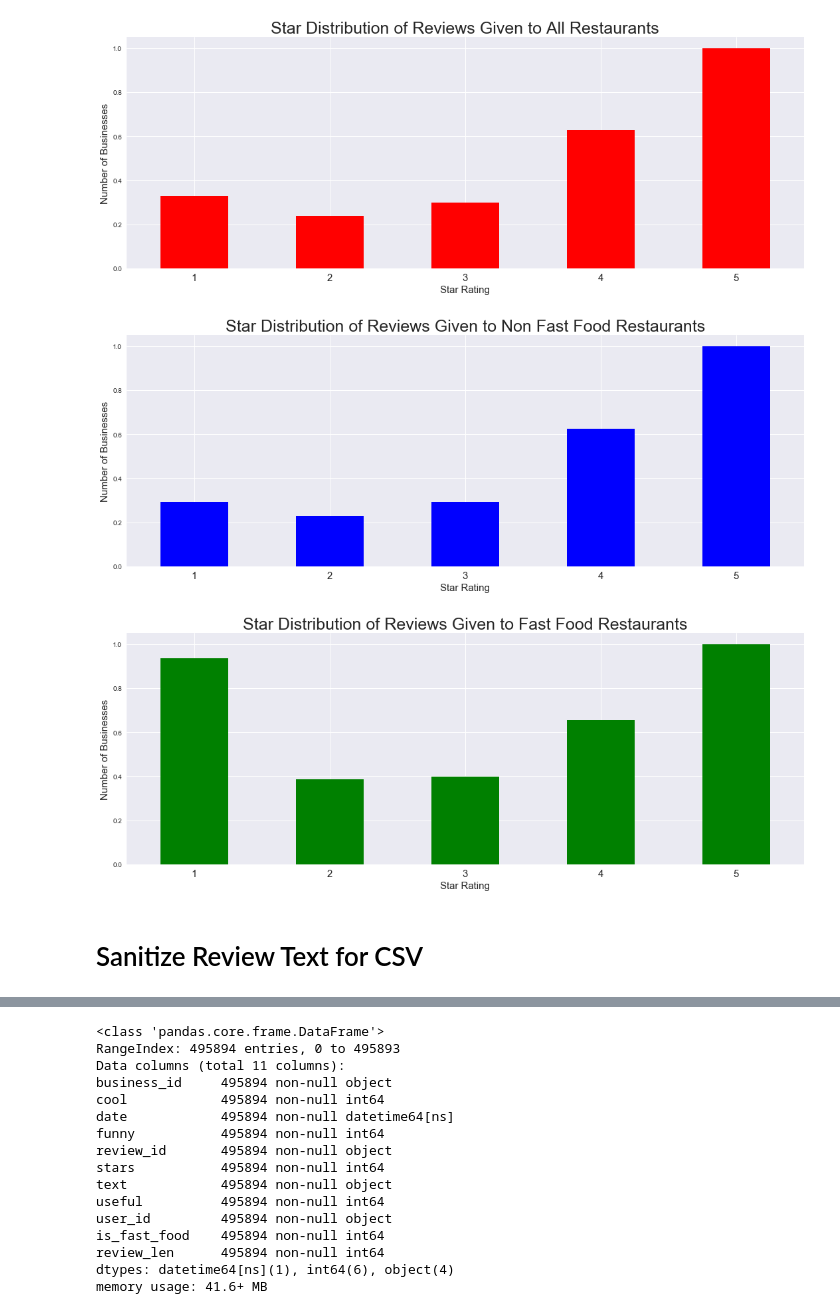
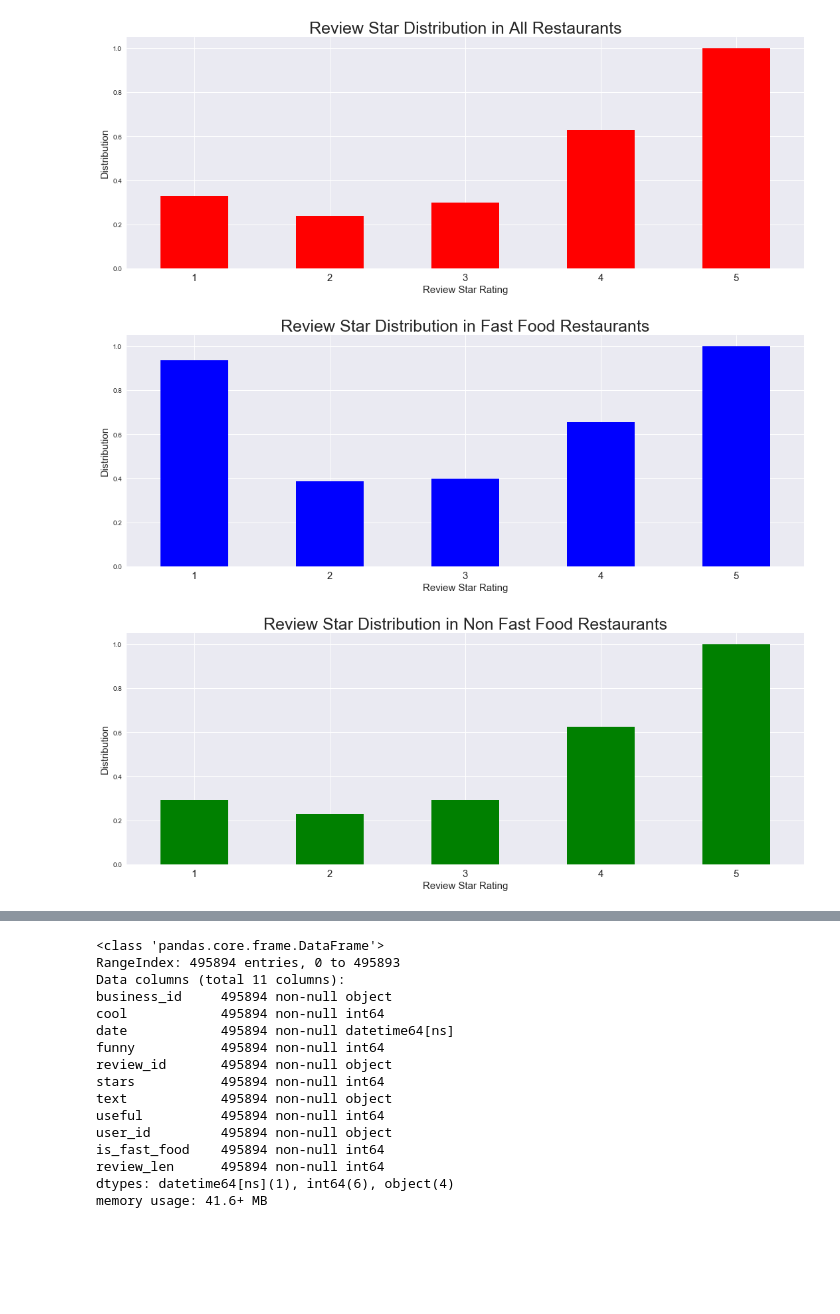
Before and after one commit to samgutentag/yelpsubtopics, a Jupyter notebook: 00_DataWrangling/01_Review_Wrangling.ipynb, the cells around one changed output, grey strips where cells are left out. Cells and saved outputs as stored; diff of their text form; code cells hidden in the pictures; blank space fills up the shorter version.

```diff
--- a/00_DataWrangling/01_Review_Wrangling.ipynb
+++ b/00_DataWrangling/01_Review_Wrangling.ipynb
@@ -99,53 +111,30 @@ reviews_df.head(3)
 # %%
-df = reviews_df.groupby('stars').count()['business_id'].copy()
-df = df/df.max()
+def plot_rating_distribution(df, title_suffix = '', file_name='test', color='k'):
 
-ax = df.plot(kind='bar', figsize=FIG_SIZE, color='r')
-ax.set_title('Star Distribution of Reviews Given to All Restaurants', size=TITLE_FONT_SIZE)
-ax.set_ylabel('Number of Businesses', size=LABEL_FONT_SIZE)
-ax.set_xlabel('Star Rating', size=LABEL_FONT_SIZE)
-ax.set_xticklabels(df.index.values, size=TICK_FONT_SIZE, rotation=0)
-ax.legend('')
-plt.tight_layout()
-plt.savefig('../charts/restaurant_review_stars_distribution.png')
-plt.show()
-plt.close()
+    df = df.groupby('stars').count()['business_id'].copy()
+    df = df/df.max()
+
+    ax = df.plot(kind='bar', figsize=FIG_SIZE, color=color)
+
+    if len(title_suffix) > 0:
+        ax.set_title('Review Star Distribution in {}'.format(title_suffix), size=TITLE_FONT_SIZE)
+    else:
+        ax.set_title('Review Star Distribution', size=TITLE_FONT_SIZE)
+
+    ax.set_ylabel('Distribution', size=LABEL_FONT_SIZE)
+    ax.set_xlabel('Review Star Rating', size=LABEL_FONT_SIZE)
+    ax.set_xticklabels(df.index.values, size=TICK_FONT_SIZE, rotation=0)
+    ax.legend('')
+    plt.tight_layout()
+    if DO_WRITE_CHARTS:
+        plt.savefig('../charts/{}_review_star_distribution.png'.format(file_name))
+    plt.show()
+    plt.close()
-# %% [output]
-[figure, removed]
-# %%
-
-df = reviews_df[reviews_df.is_fast_food == 0].groupby('stars').count()['business_id'].copy()
-df = df/df.max()
-ax = df.plot(kind='bar', figsize=FIG_SIZE, color='b')
-
-ax.set_title('Star Distribution of Reviews Given to Non Fast Food Restaurants', size=TITLE_FONT_SIZE)
-ax.set_ylabel('Number of Businesses', size=LABEL_FONT_SIZE)
-ax.set_xlabel('Star Rating', size=LABEL_FONT_SIZE)
-ax.set_xlabel('Star Rating', size=LABEL_FONT_SIZE)
-ax.set_xticklabels(df.index.values, size=TICK_FONT_SIZE, rotation=0)
-ax.legend('')
-plt.tight_layout()
-plt.savefig('../charts/non_fast_food_restaurant_review_stars_distribution.png')
-plt.show()
-plt.close()
-# %% [output]
-[figure, removed]
-# %%
-df = reviews_df[reviews_df.is_fast_food == 1].groupby('stars').count()['business_id'].copy()
-df = df/df.max()
-ax = df.plot(kind='bar', figsize=FIG_SIZE, color='g')
-
-ax.set_title('Star Distribution of Reviews Given to Fast Food Restaurants', size=TITLE_FONT_SIZE)
-ax.set_ylabel('Number of Businesses', size=LABEL_FONT_SIZE)
-ax.set_xlabel('Star Rating', size=LABEL_FONT_SIZE)
-ax.set_xlabel('Star Rating', size=LABEL_FONT_SIZE)
-ax.set_xticklabels(df.index.values, size=TICK_FONT_SIZE, rotation=0)
-ax.legend('')
-plt.tight_layout()
-plt.savefig('../charts/fast_food_restaurant_review_stars_distribution.png')
-plt.show()
-plt.close()
-# %% [output]
-[figure, removed]
-# %% [markdown]
-# Sanitize Review Text for CSV
+# %%
+plot_rating_distribution(reviews_df, title_suffix = 'All Restaurants', file_name='all_restaurants', color='r')
+plot_rating_distribution(ff_reviews_df, title_suffix = 'Fast Food Restaurants', file_name='ff_restaurants', color='b')
+plot_rating_distribution(nff_reviews_df, title_suffix = 'Non Fast Food Restaurants', file_name='nff_restaurants', color='g')
+# %% [output]
+[figure, added]
+[figure, added]
+[figure, added]
```
Also changed, not shown: parts of 38 cells of this notebook, 6 other files.
